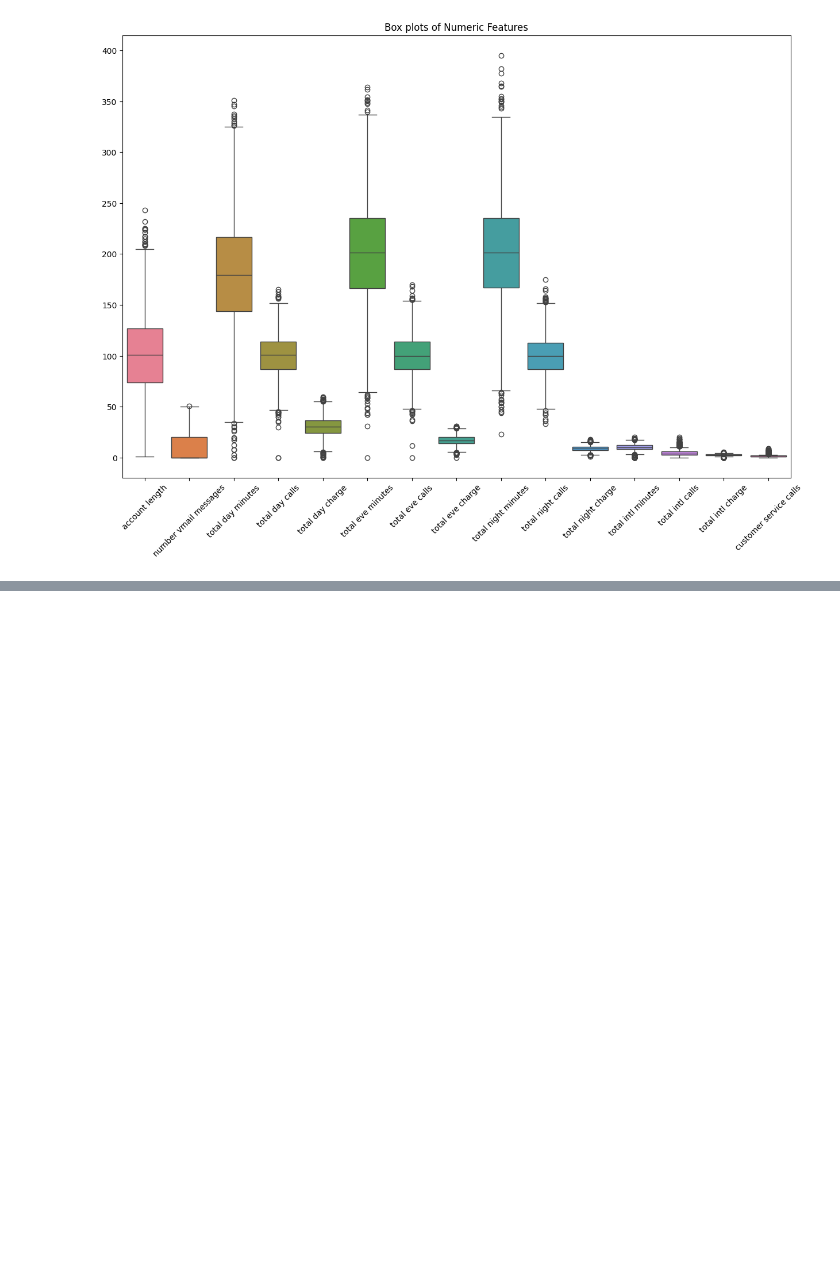
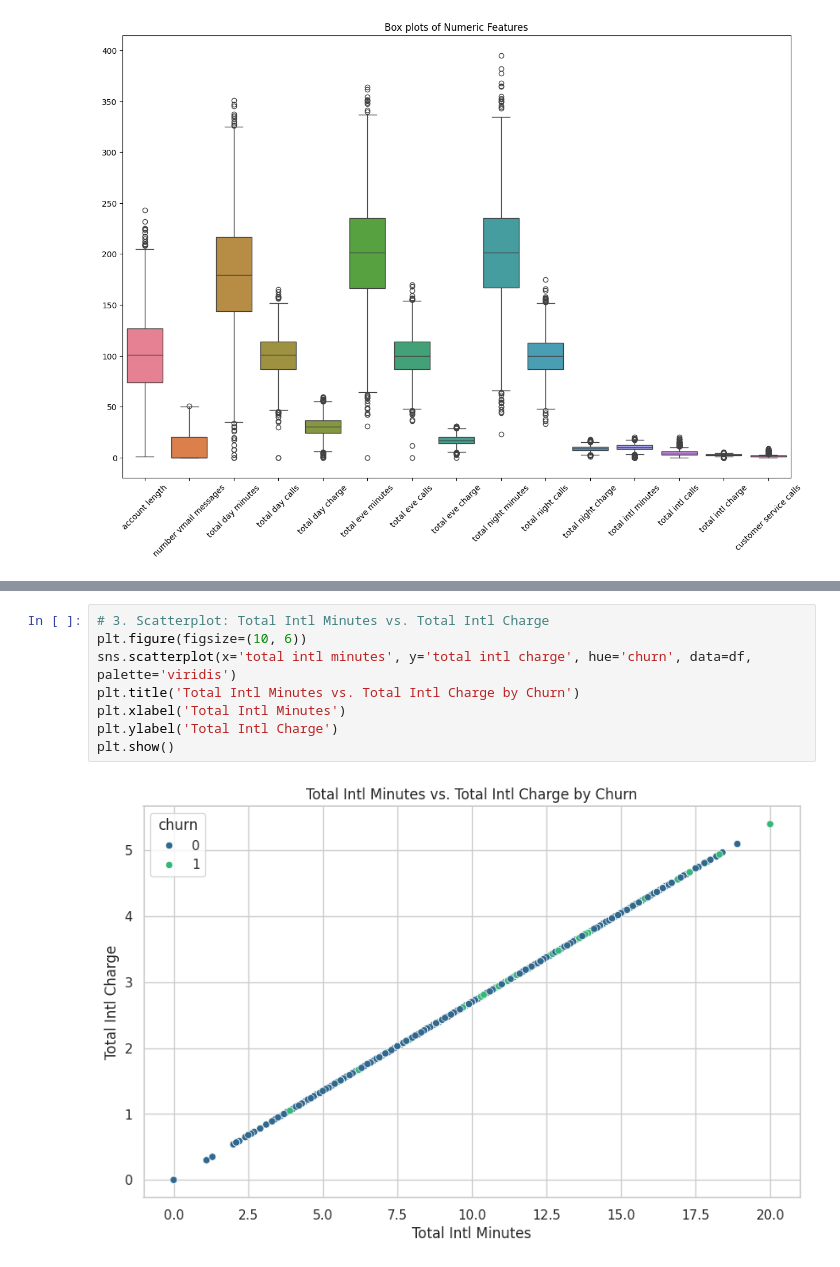
Before and after one commit to Kanyi254/Syria-Tel-Project, a Jupyter notebook: syriatel.ipynb, the cells around one changed output, grey strips where cells are left out. Drawn from its saved outputs; the diff is of its cells as text; blank space fills up the shorter version.

```diff
--- a/syriatel.ipynb
+++ b/syriatel.ipynb
@@ -278,0 +302,10 @@ plt.show()
+# %%
+# 3. Scatterplot: Total Intl Minutes vs. Total Intl Charge
+plt.figure(figsize=(10, 6))
+sns.scatterplot(x='total intl minutes', y='total intl charge', hue='churn', data=df, palette='viridis')
+plt.title('Total Intl Minutes vs. Total Intl Charge by Churn')
+plt.xlabel('Total Intl Minutes')
+plt.ylabel('Total Intl Charge')
+plt.show()
+# %% [output]
+[figure, added]
```
Also changed, not shown: parts of 15 cells of this notebook.
